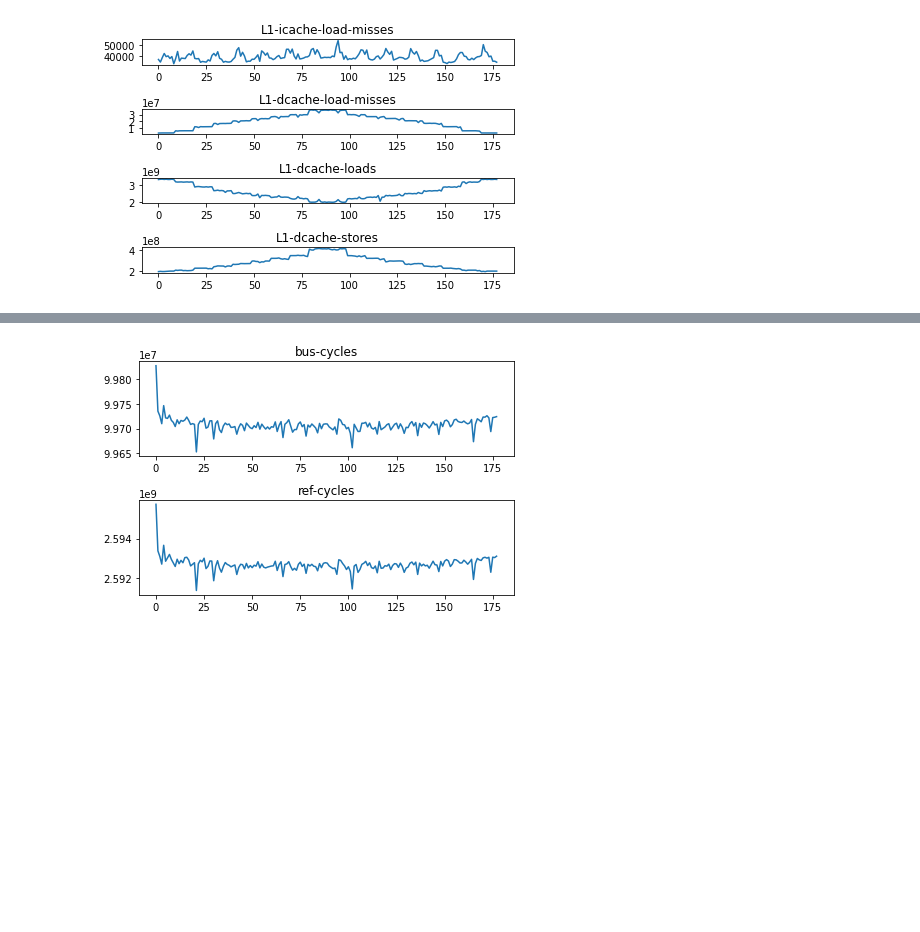
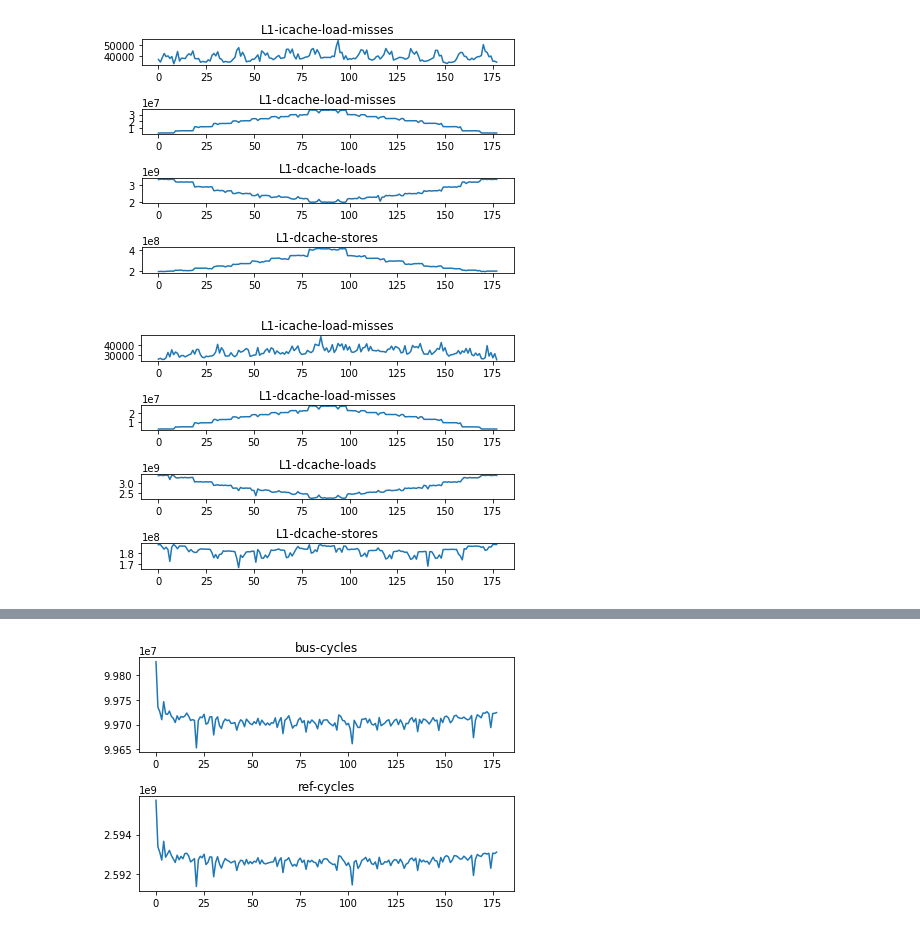
Before and after one commit to theleos88/ml-for-highspeed-networks, a Jupyter notebook: data/analysis/opennetvm/onvm.ipynb, the cells around one changed output, grey strips where cells are left out. Cells and saved outputs as stored; diff of their text form; code cells hidden in the pictures; blank space fills up the shorter version.

```diff
--- a/data/analysis/opennetvm/onvm.ipynb
+++ b/data/analysis/opennetvm/onvm.ipynb
@@ -326,3 +326,7 @@ plot_stats(["L1-icache-load-misses", "L1-dcache-load-misses", "L1-dcache-loads",
 plot_stats(["L1-icache-load-misses", "L1-dcache-load-misses", "L1-dcache-loads", "L1-dcache-stores"], "sfc1/ndpi_stats.csv")
 # %% [output]
 [figure]
+# %%
+plot_stats(["L1-icache-load-misses", "L1-dcache-load-misses", "L1-dcache-loads", "L1-dcache-stores"], "sfc1/nf_router.csv")
+# %% [output]
+[figure, added]
```
Also changed, not shown: parts of 6 cells of this notebook.
